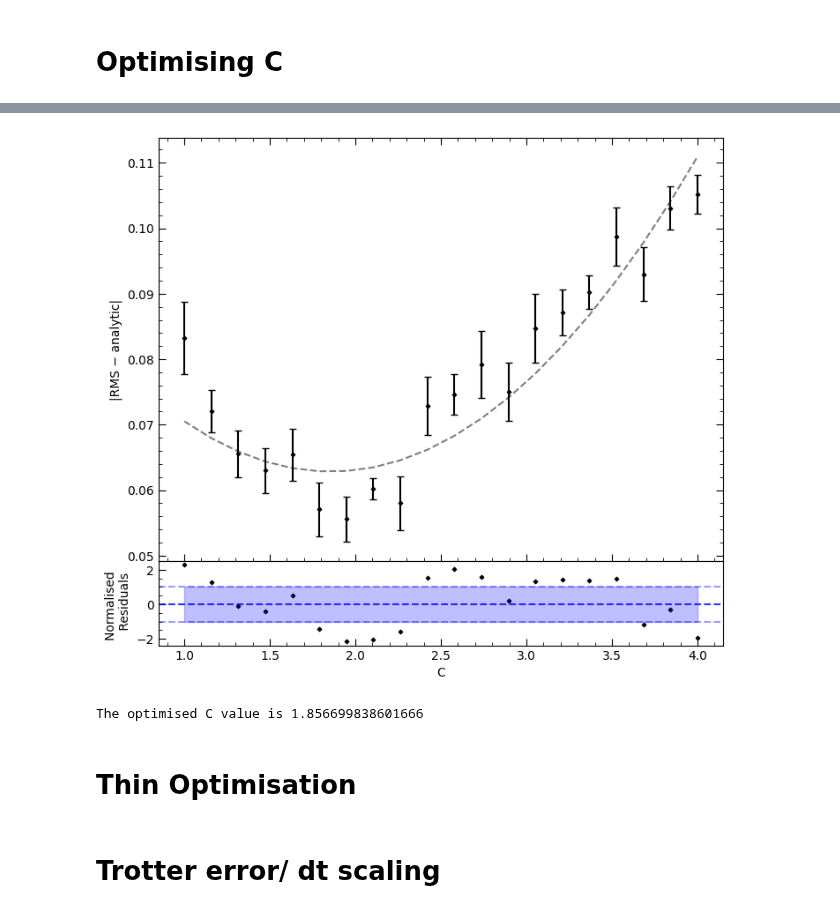
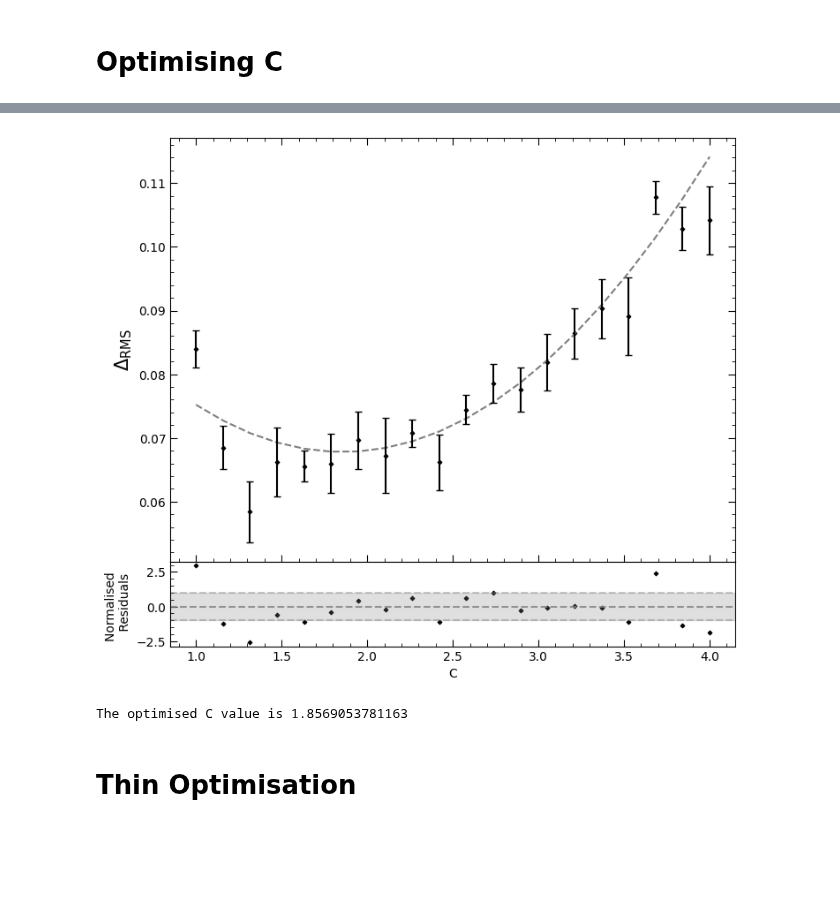
Before and after one commit to Sebastian426/Sebastian_Sloan_Computational_Physics, a Jupyter notebook: Metropolis_Testing.ipynb, the cells around one changed output, grey strips where cells are left out. Drawn from its saved outputs; the diff is of its cells as text; code cells hidden in the pictures; blank space fills up the shorter version.

```diff
--- a/Metropolis_Testing.ipynb
+++ b/Metropolis_Testing.ipynb
@@ -488,41 +521,40 @@ pc_savepath_C_optimisation = r"C:\Users\User\Documents\Durham Work\Year 3\CompPh
 fig = plt.figure(1)
 
 #main plot
 fig.add_axes([0,0,1,1])
 plt.scatter(Cs_data, Cs_RMS_diff, color = 'black', marker = 'D', s = 5)
 plt.plot(Cs_data, C_polynomial(Cs_data, popt_C_opt[0], popt_C_opt[1], popt_C_opt[2]), linestyle = '--', color = 'grey')
 plt.errorbar(Cs_data, Cs_RMS_diff, yerr= Cs_RMS_error, fmt= 'none', color = 'black', capsize = 3)
 
-plt.ylabel("|RMS − analytic|")
+plt.ylabel(r"$\Delta_\text{RMS}$", fontsize=15)
 plt.minorticks_on()
 plt.tick_params(which = 'major', length = 6, bottom = True, top = True, left = True, right = True, direction = 'in')
 plt.tick_params(which = 'minor', length = 3, bottom = True, top = True, left = True, right = True, direction = 'in')
 
 #residual plot
 rp = fig.add_axes([0,-0.2,1,0.2])
 
 rp.scatter(Cs_data, Cs_residuals, color = 'black', marker = 'D', s = 5)
 
-rp.axhline(0, color = 'blue', alpha = 0.8, linestyle = '--')
-rp.axhline(1, color = 'blue', alpha = 0.4, linestyle = '--')
-rp.axhline(-1, color = 'blue', alpha = 0.4, linestyle = '--')
-rp.fill_between(Cs_data, -1, 1, color = 'blue', alpha = 0.25)
+rp.axhline(0, color = 'grey', alpha = 0.8, linestyle = '--')
+rp.axhline(1, color = 'grey', alpha = 0.4, linestyle = '--')
+rp.axhline(-1, color = 'grey', alpha = 0.4, linestyle = '--')
+# Fill horizontal band from y=-1 to y=1, across full axes width
+rp.axhspan(-1, 1, color='grey', alpha=0.25)
 
 rp.set_ylabel("Normalised \n Residuals")
 rp.set_xlabel("C")
 rp.minorticks_on()
 rp.tick_params(which = 'major', length = 6, bottom = True, top = False, left = True, right = False, direction = 'in')
 rp.tick_params(which = 'minor', length = 3, bottom = True, top = False, left = True, right = False, direction = 'in')
 
 plt.savefig(pc_savepath_C_optimisation,bbox_inches='tight')
 
 plt.show()
 
 print(f"The optimised C value is {popt_C_opt[1]}")
 # %% [output]
-[figure, old version]
+[figure, new version]
-The optimised C value is 1.856699838601666
+The optimised C value is 1.8569053781163
 # %% [markdown]
 # Thin Optimisation
-# %% [markdown]
-# Trotter error/ dt scaling
```
Also changed, not shown: parts of 17 cells of this notebook, 1 other file.
